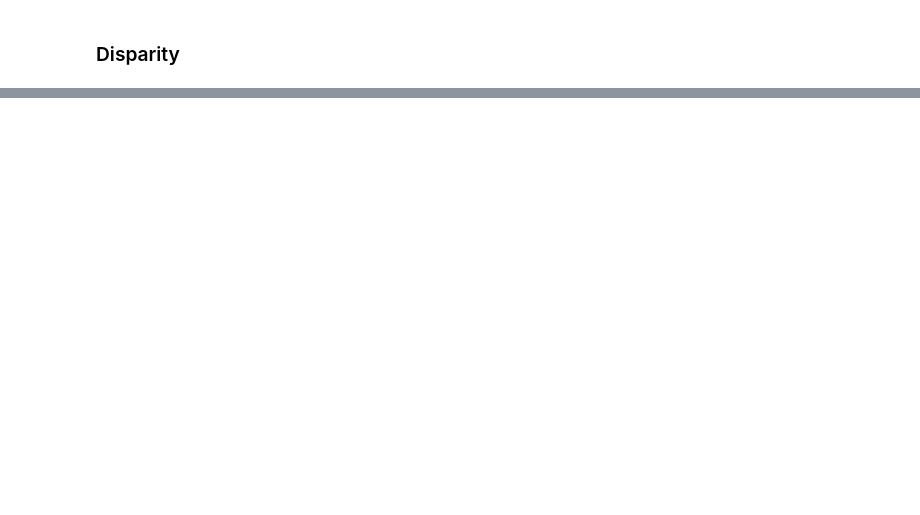
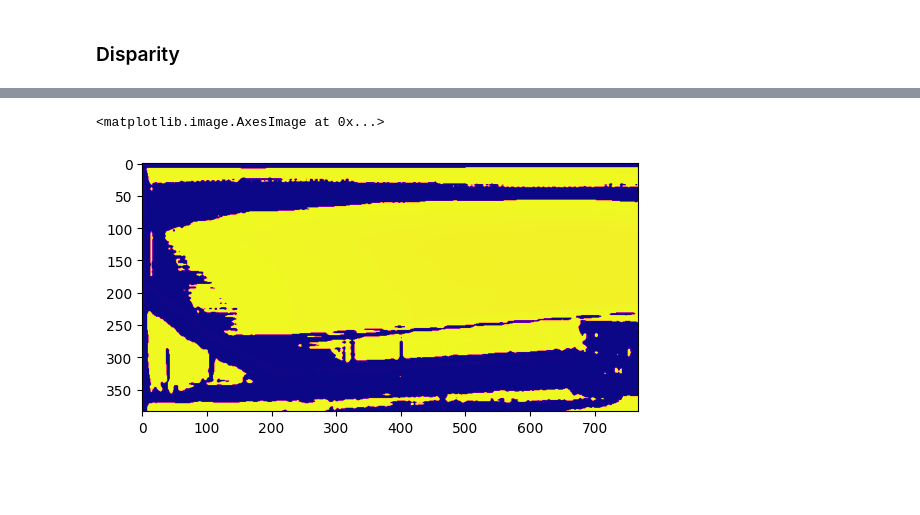
Before and after one commit to 2xic/optimization-playground, a Jupyter notebook: cv/unsupervised_monocular_depth_esimtation/model.ipynb, the cells around one changed output, grey strips where cells are left out. Drawn from its saved outputs; the diff is of its cells as text; code cells hidden in the pictures; blank space fills up the shorter version.

```diff
--- a/cv/unsupervised_monocular_depth_esimtation/model.ipynb
+++ b/cv/unsupervised_monocular_depth_esimtation/model.ipynb
@@ -96,7 +133,8 @@ plt.imshow(
 # %% [markdown]
 ### Disparity
 # %%
+images =  dataloader.Dataloader().load_image(0)
 (_, disparity_metadata) = model.forward(
-    results["first_image"].reshape((1, ) + results["first_image"].shape).float(),
+    images["first_image"].unsqueeze(0).float()
 )
 # %%
@@ -116,4 +147,8 @@ ToPILImage()(disparity_metadata["d_r"][0].type(results["first_image"].dtype))
 # %%
-ToPILImage()(disparity_metadata["d_l"][0].type(results["first_image"].dtype))
+plt.imshow(
+    ToPILImage()((disparity_metadata["d_l"][0] * 256).type(torch.ByteTensor)),
+     cmap="plasma"
+)
 # %% [output]
+<matplotlib.image.AxesImage at 0x...>
-[figure, old version]
+[figure, new version]
```
Also changed, not shown: parts of 15 cells of this notebook, 4 other files.
